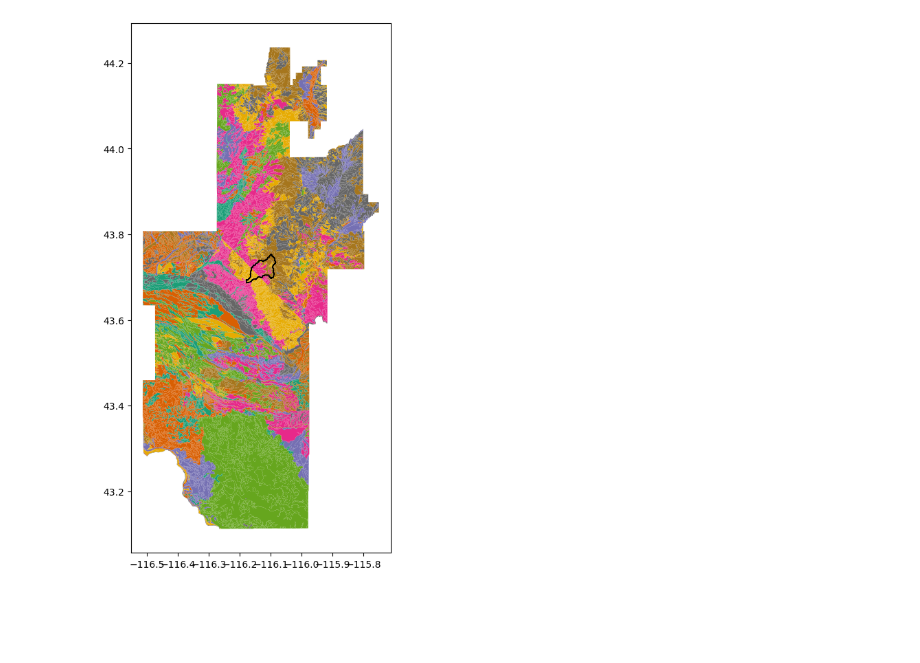
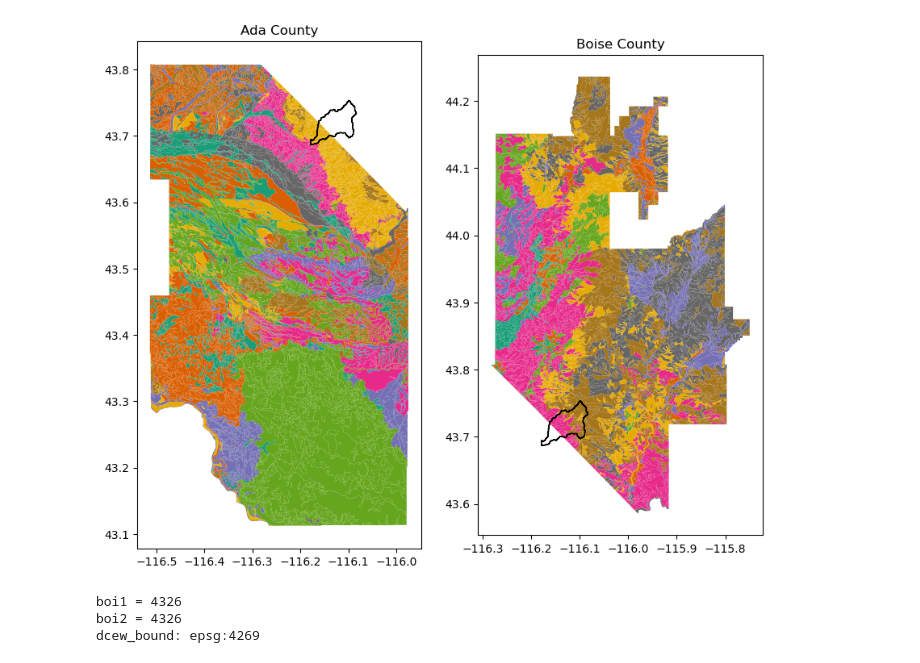
Before and after one commit to RaineyAbe/GEOS505-fall2022, a Jupyter notebook: notebooks/soil_properties.ipynb, the cells around one changed output. Drawn from its saved outputs; the diff is of its cells as text; code cells hidden in the pictures; blank space fills up the shorter version.

```diff
--- a/notebooks/soil_properties.ipynb
+++ b/notebooks/soil_properties.ipynb
@@ -2,19 +11,36 @@
 import geopandas as gpd
 import matplotlib.pyplot as plt
 
+# path in directory to data
 data_path = '/Users/raineyaberle/Courses/GEOS_505_ResearchComputing/data/geopandas_soil_example/'
-dcew_shp = 'DCEW_BND_GEO.shp'
-boi1_soil_shp = 'soilmu_a_id001.shp'
-boi2_soil_shp = 'soilmu_a_id683.shp'
+
+# file names
+dcew_shp_fn = 'DCEW_BND_GEO.shp'
+boi1_soil_shp_fn = 'soilmu_a_id001.shp'
+boi2_soil_shp_fn = 'soilmu_a_id683.shp'
 # %%
-dcew_bound = gpd.read_file(data_path + 'DCEW_BND/' + dcew_shp)
-boi1_soil = gpd.read_file(data_path + 'soilmu_a_id001/' + boi1_soil_shp)
-boi2_soil = gpd.read_file(data_path + 'soilmu_a_id683/' +boi2_soil_shp)
+# read data files into GeoPandas GeoDataFrames
+dcew_bound = gpd.read_file(data_path + 'DCEW_BND/' + dcew_shp_fn)
+boi1_soil = gpd.read_file(data_path + 'soilmu_a_id001/' + boi1_soil_shp_fn)
+boi2_soil = gpd.read_file(data_path + 'soilmu_a_id683/' +boi2_soil_shp_fn)
 # %%
-fig, ax1 = plt.subplots(figsize=(10,10))
-boi1_soil.plot(column='MUSYM', cmap='Dark2', ax=ax1)
-boi2_soil.plot(column='MUSYM', cmap='Dark2', ax=ax1)
-dcew_bound.plot(ax=ax1, facecolor='none', edgecolor='black', label='DCEW')
+# plot
+fig, ax = plt.subplots(1, 2, figsize=(10,10))
+boi1_soil.plot(column='MUSYM', cmap='Dark2', ax=ax[0])
+dcew_bound.plot(facecolor='none', edgecolor='black', label='DCEW', ax=ax[0])
+ax[0].set_title('Ada County')
+boi2_soil.plot(column='MUSYM', cmap='Dark2', ax=ax[1])
+dcew_bound.plot(facecolor='none', edgecolor='black', label='DCEW', ax=ax[1])
+ax[1].set_title('Boise County')
 plt.show()
 # %% [output]
-[figure, old version]
+[figure, new version]
+# %%
+# check CRS of data
+print('boi1 =', boi1_soil.crs.to_epsg())
+print('boi2 =', boi2_soil.crs.to_epsg())
+print('dcew_bound:',dcew_bound.crs)
+# %% [output]
+boi1 = 4326
+boi2 = 4326
+dcew_bound: epsg:4269
```
Also changed, not shown: parts of 7 cells of this notebook, 3 other files.
